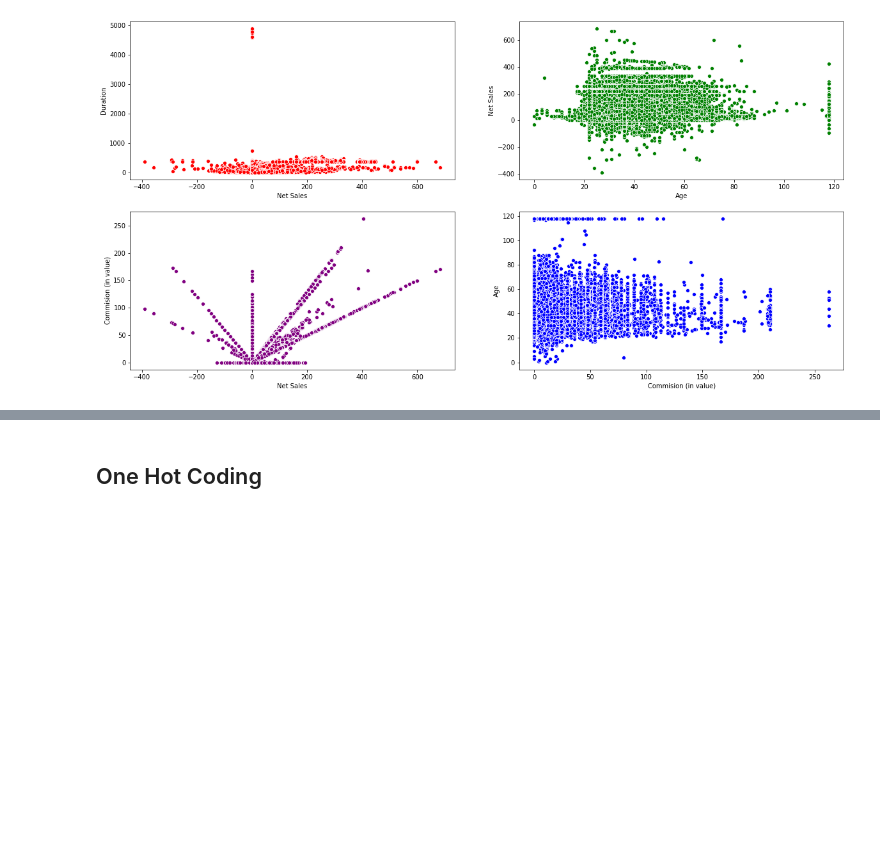
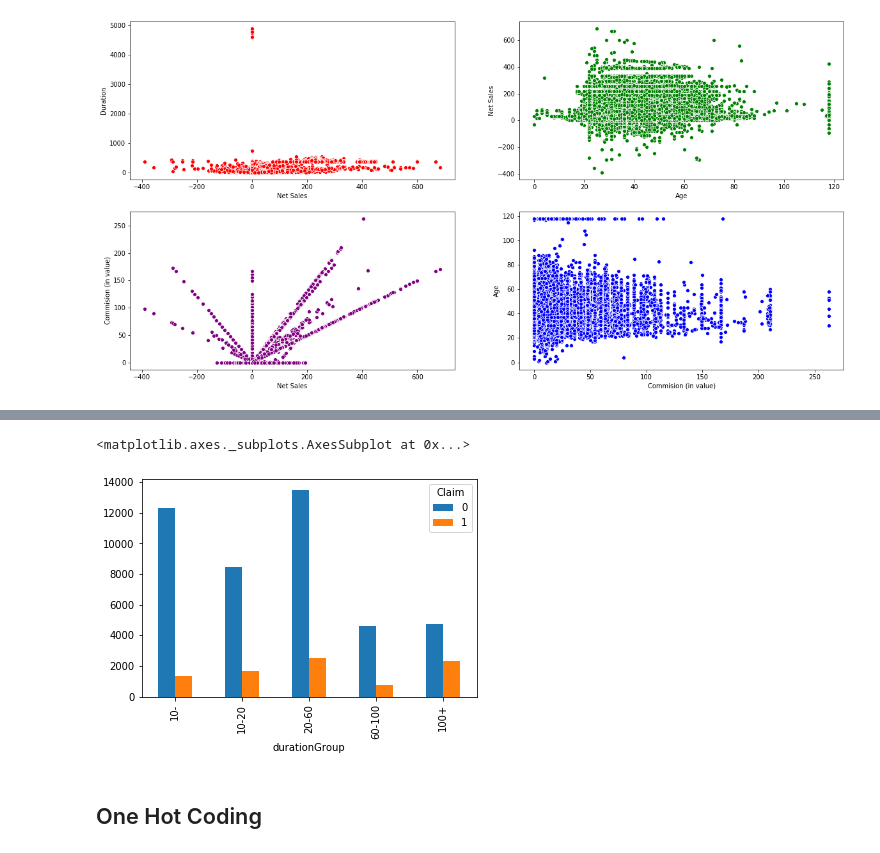
Before and after one commit to abhishekkumaribt/Grey_Atom, a Jupyter notebook: ipynb/Travel Claim Hackaton.ipynb, the cells around one changed output, grey strips where cells are left out. Drawn from its saved outputs; the diff is of its cells as text; code cells hidden in the pictures; blank space fills up the shorter version.

```diff
--- a/ipynb/Travel Claim Hackaton.ipynb
+++ b/ipynb/Travel Claim Hackaton.ipynb
@@ -295,0 +323,15 @@ sns.scatterplot(data["Commision (in value)"], data["Age"], ax=ax[1][1], color="b
+# %%
+def durationGroup(x):
+    if (x<=10):
+        return "10-"
+    if (x>10) & (x<=20):
+        return "10-20"
+    if (x>20) & (x<=60):
+        return "20-60"
+    if (x>60) & (x<=100):
+        return "60-100"
+    if (x>100):
+        return "100+"
+# %%
+data["durationGroup"] = data["Duration"].apply(durationGroup)
+data[data["Duration"]>1000]
@@ -296,3 +349,8 @@ sns.scatterplot(data["Commision (in value)"], data["Age"], ax=ax[1][1], color="b
+# %%
+data.groupby(["durationGroup", "Claim"])["Agency"].count().unstack().loc[["10-", "10-20", "20-60", "60-100", "100+"]].plot(kind="bar")
+# %% [output]
+<matplotlib.axes._subplots.AxesSubplot at 0x...>
+[figure, added]
 # %% [markdown]
 ## One Hot Coding
 # %%
```
Also changed, not shown: parts of 65 cells of this notebook, 23 other files.
